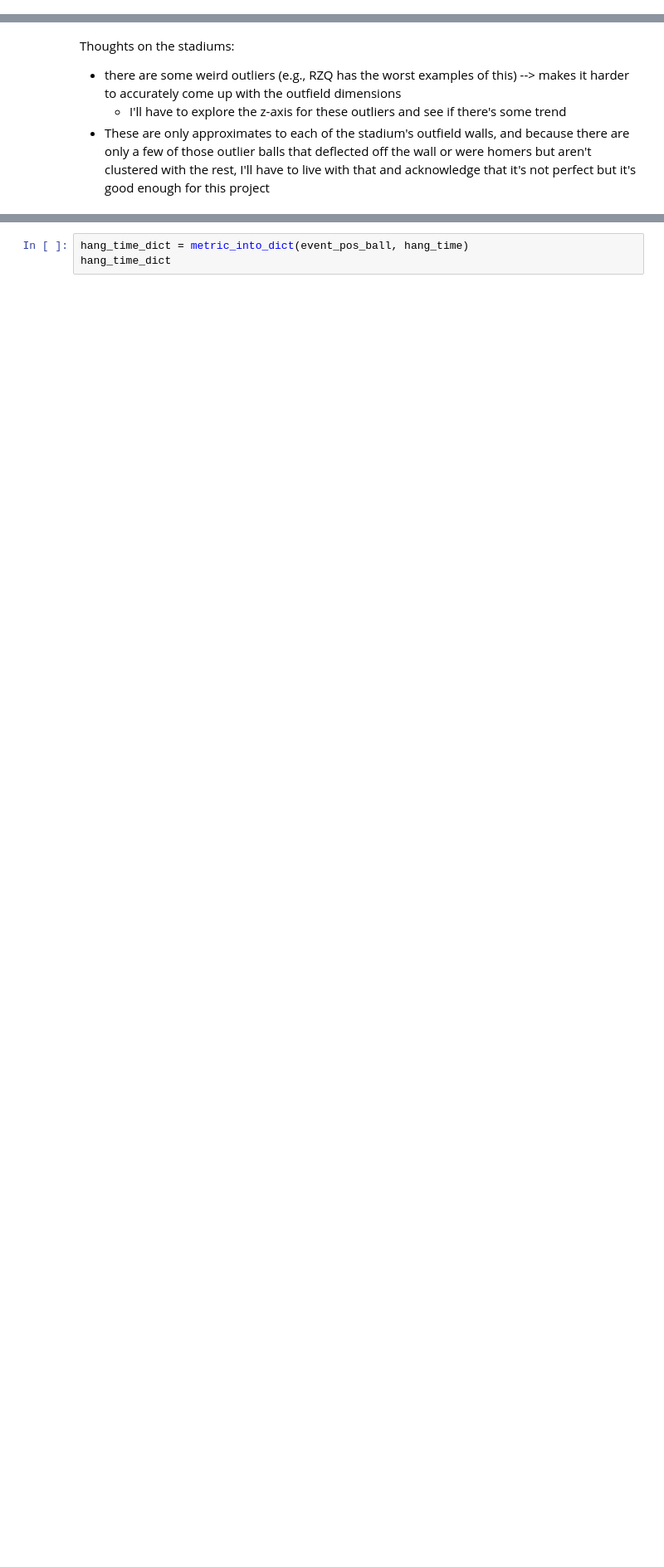
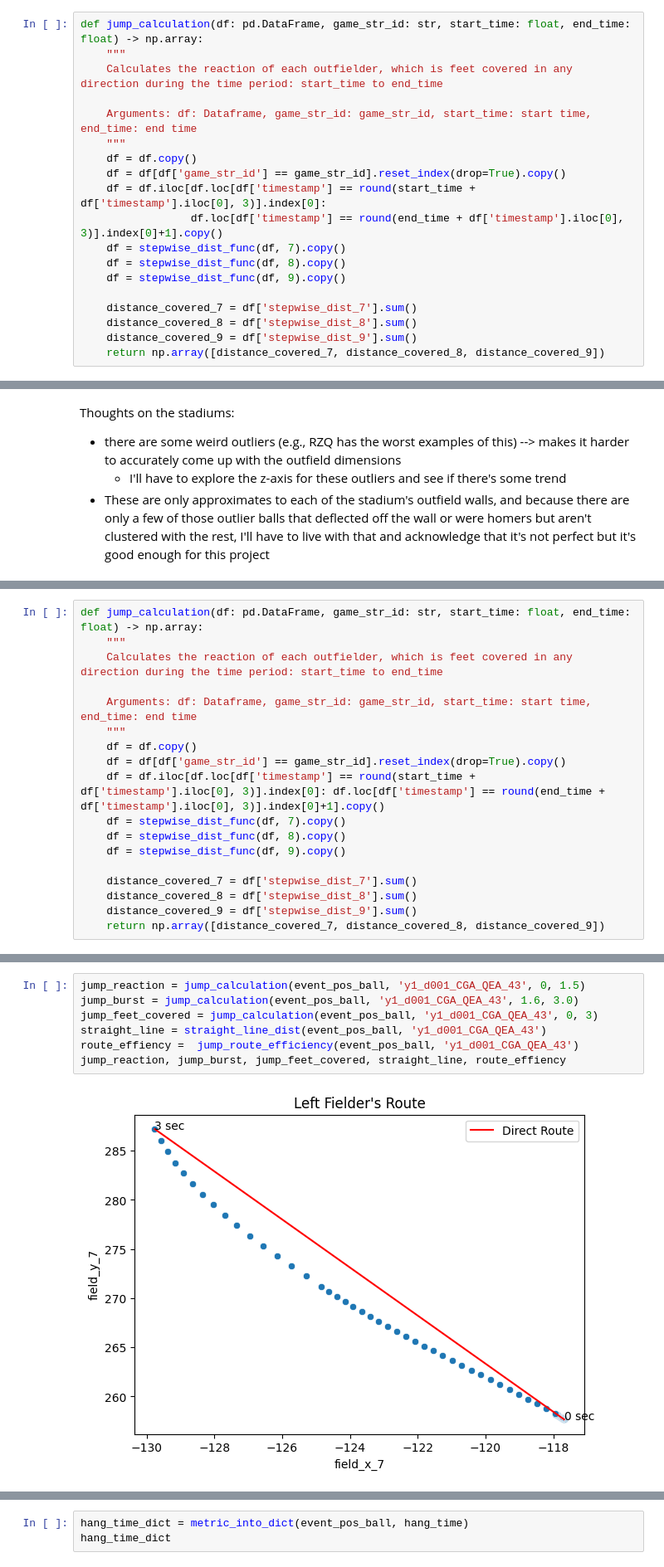
Before and after one commit to d2osborn/SMTChallenge2025, a Jupyter notebook: Team15-eda.ipynb, the cells around one changed output, grey strips where cells are left out. Shown at 83% size. Saved outputs shown, nothing was run; the diff lists cells and outputs as text; blank space fills up the shorter version.

```diff
--- a/Team15-eda.ipynb
+++ b/Team15-eda.ipynb
@@ -568,0 +611,19 @@ def stadium_walls(df: pd.DataFrame, home_team: str) -> None:
+# %%
+def jump_calculation(df: pd.DataFrame, game_str_id: str, start_time: float, end_time: float) -> np.array:
+    """
+    Calculates the reaction of each outfielder, which is feet covered in any direction during the time period: start_time to end_time
+
+    Arguments: df: Dataframe, game_str_id: game_str_id, start_time: start time, end_time: end time
+    """
+    df = df.copy()
+    df = df[df['game_str_id'] == game_str_id].reset_index(drop=True).copy()
+    df = df.iloc[df.loc[df['timestamp'] == round(start_time + df['timestamp'].iloc[0], 3)].index[0]:
+                 df.loc[df['timestamp'] == round(end_time + df['timestamp'].iloc[0], 3)].index[0]+1].copy()
+    df = stepwise_dist_func(df, 7).copy()
+    df = stepwise_dist_func(df, 8).copy()
+    df = stepwise_dist_func(df, 9).copy()
+
+    distance_covered_7 = df['stepwise_dist_7'].sum()
+    distance_covered_8 = df['stepwise_dist_8'].sum()
+    distance_covered_9 = df['stepwise_dist_9'].sum()
+    return np.array([distance_covered_7, distance_covered_8, distance_covered_9])
@@ -853,0 +1064,18 @@ wall_balls[(wall_balls['home_team'] == 'RZQ')
+# %%
+def jump_calculation(df: pd.DataFrame, game_str_id: str, start_time: float, end_time: float) -> np.array:
+    """
+    Calculates the reaction of each outfielder, which is feet covered in any direction during the time period: start_time to end_time
+
+    Arguments: df: Dataframe, game_str_id: game_str_id, start_time: start time, end_time: end time
+    """
+    df = df.copy()
+    df = df[df['game_str_id'] == game_str_id].reset_index(drop=True).copy()
+    df = df.iloc[df.loc[df['timestamp'] == round(start_time + df['timestamp'].iloc[0], 3)].index[0]: df.loc[df['timestamp'] == round(end_time + df['timestamp'].iloc[0], 3)].index[0]+1].copy()
+    df = stepwise_dist_func(df, 7).copy()
+    df = stepwise_dist_func(df, 8).copy()
+    df = stepwise_dist_func(df, 9).copy()
+
+    distance_covered_7 = df['stepwise_dist_7'].sum()
+    distance_covered_8 = df['stepwise_dist_8'].sum()
+    distance_covered_9 = df['stepwise_dist_9'].sum()
+    return np.array([distance_covered_7, distance_covered_8, distance_covered_9])
@@ -853,0 +1091,9 @@ wall_balls[(wall_balls['home_team'] == 'RZQ')
+# %%
+jump_reaction = jump_calculation(event_pos_ball, 'y1_d001_CGA_QEA_43', 0, 1.5)
+jump_burst = jump_calculation(event_pos_ball, 'y1_d001_CGA_QEA_43', 1.6, 3.0)
+jump_feet_covered = jump_calculation(event_pos_ball, 'y1_d001_CGA_QEA_43', 0, 3)
+straight_line = straight_line_dist(event_pos_ball, 'y1_d001_CGA_QEA_43')
+route_effiency =  jump_route_efficiency(event_pos_ball, 'y1_d001_CGA_QEA_43')
+jump_reaction, jump_burst, jump_feet_covered, straight_line, route_effiency
+# %% [output]
+[figure, added]
```
Also changed, not shown: parts of 24 cells of this notebook.
